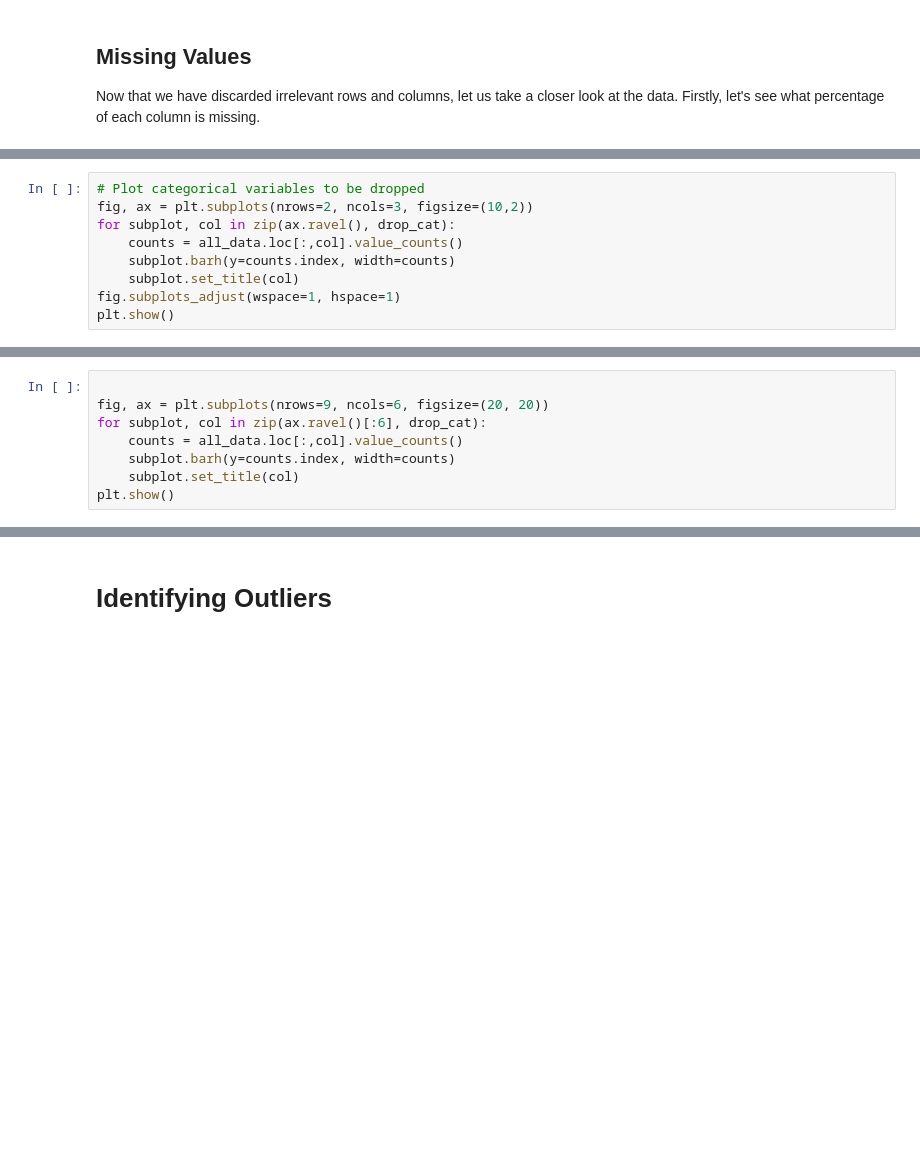
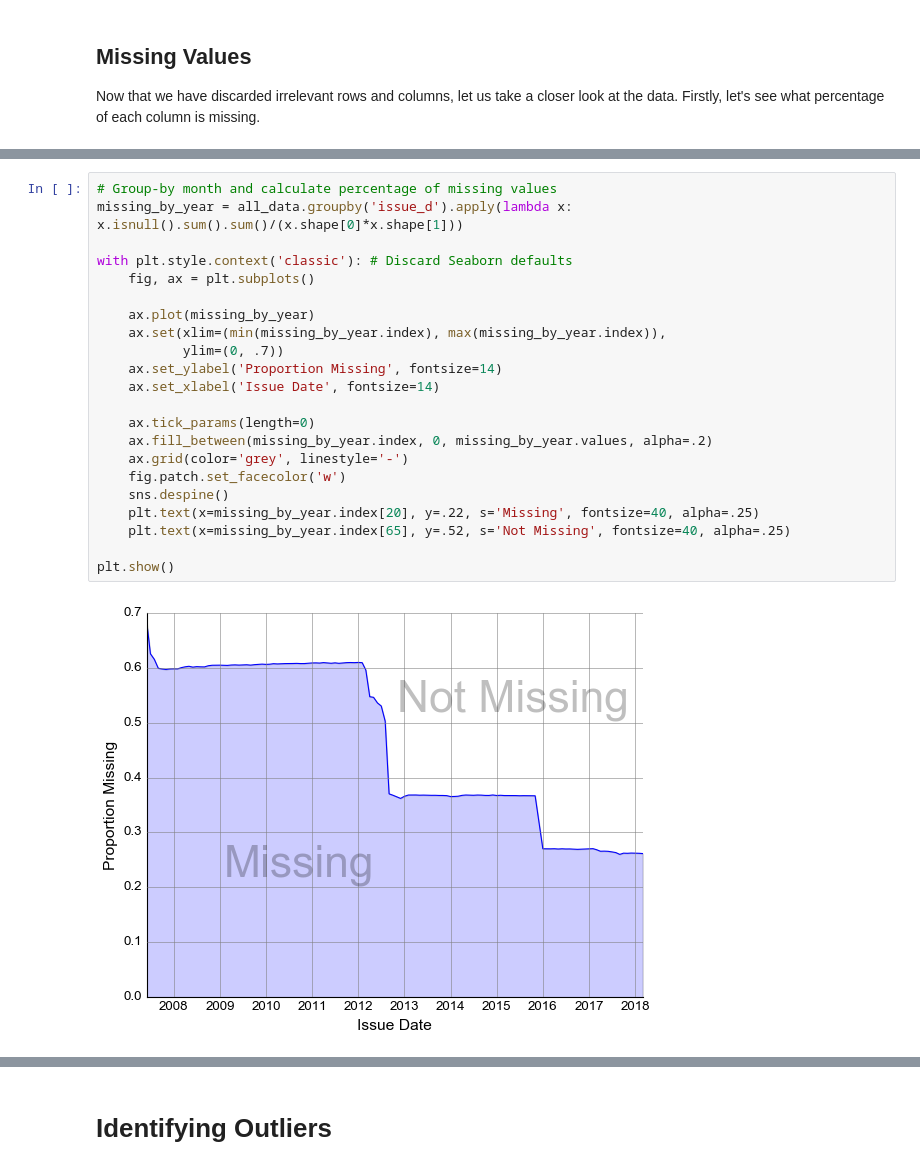
Before and after one commit to tloeber/Springboard, a Jupyter notebook: lending_club/lending_club_1.ipynb, the cells around one changed output, grey strips where cells are left out. Saved outputs shown, nothing was run; the diff lists cells and outputs as text; blank space fills up the shorter version.

```diff
--- a/lending_club/lending_club_1.ipynb
+++ b/lending_club/lending_club_1.ipynb
@@ -349,9 +217,0 @@ drop_cat = [col for col in drop if col not in drop_continuous]
-# %%
-# Plot categorical variables to be dropped
-fig, ax = plt.subplots(nrows=2, ncols=3, figsize=(10,2))
-for subplot, col in zip(ax.ravel(), drop_cat):
-    counts = all_data.loc[:,col].value_counts()
-    subplot.barh(y=counts.index, width=counts)
-    subplot.set_title(col)
-fig.subplots_adjust(wspace=1, hspace=1)
-plt.show()
@@ -360,8 +217,0 @@ plt.show()
-# %%
-
-fig, ax = plt.subplots(nrows=9, ncols=6, figsize=(20, 20))
-for subplot, col in zip(ax.ravel()[:6], drop_cat):
-    counts = all_data.loc[:,col].value_counts()
-    subplot.barh(y=counts.index, width=counts)
-    subplot.set_title(col)
-plt.show()
@@ -385,0 +241,24 @@ assert(len(drop) == len(drop_continuous) + len(drop_cat))
+# %%
+# Group-by month and calculate percentage of missing values
+missing_by_year = all_data.groupby('issue_d').apply(lambda x: x.isnull().sum().sum()/(x.shape[0]*x.shape[1]))
+
+with plt.style.context('classic'): # Discard Seaborn defaults
+    fig, ax = plt.subplots()
+
+    ax.plot(missing_by_year)
+    ax.set(xlim=(min(missing_by_year.index), max(missing_by_year.index)),
+           ylim=(0, .7))
+    ax.set_ylabel('Proportion Missing', fontsize=14)
+    ax.set_xlabel('Issue Date', fontsize=14)
+
+    ax.tick_params(length=0)
+    ax.fill_between(missing_by_year.index, 0, missing_by_year.values, alpha=.2)
+    ax.grid(color='grey', linestyle='-')
+    fig.patch.set_facecolor('w')
+    sns.despine()
+    plt.text(x=missing_by_year.index[20], y=.22, s='Missing', fontsize=40, alpha=.25)
+    plt.text(x=missing_by_year.index[65], y=.52, s='Not Missing', fontsize=40, alpha=.25)
+
+plt.show()
+# %% [output]
+[figure, added]
```
Also changed, not shown: parts of 49 cells of this notebook.
